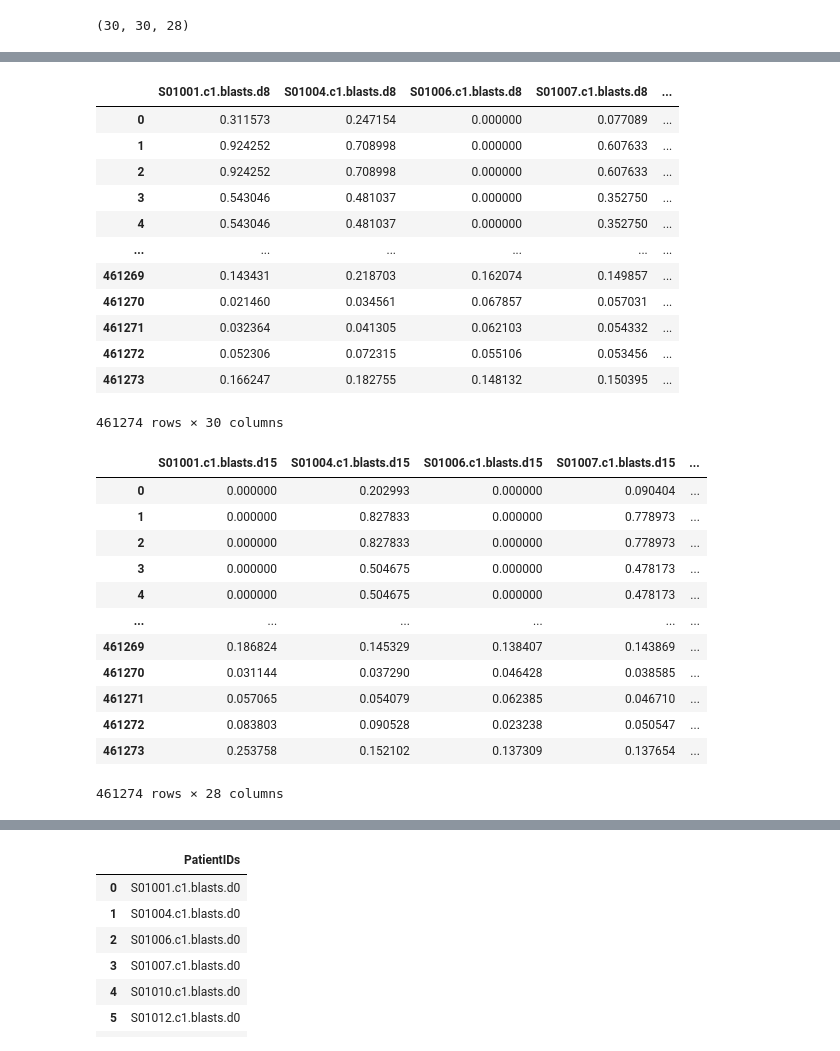
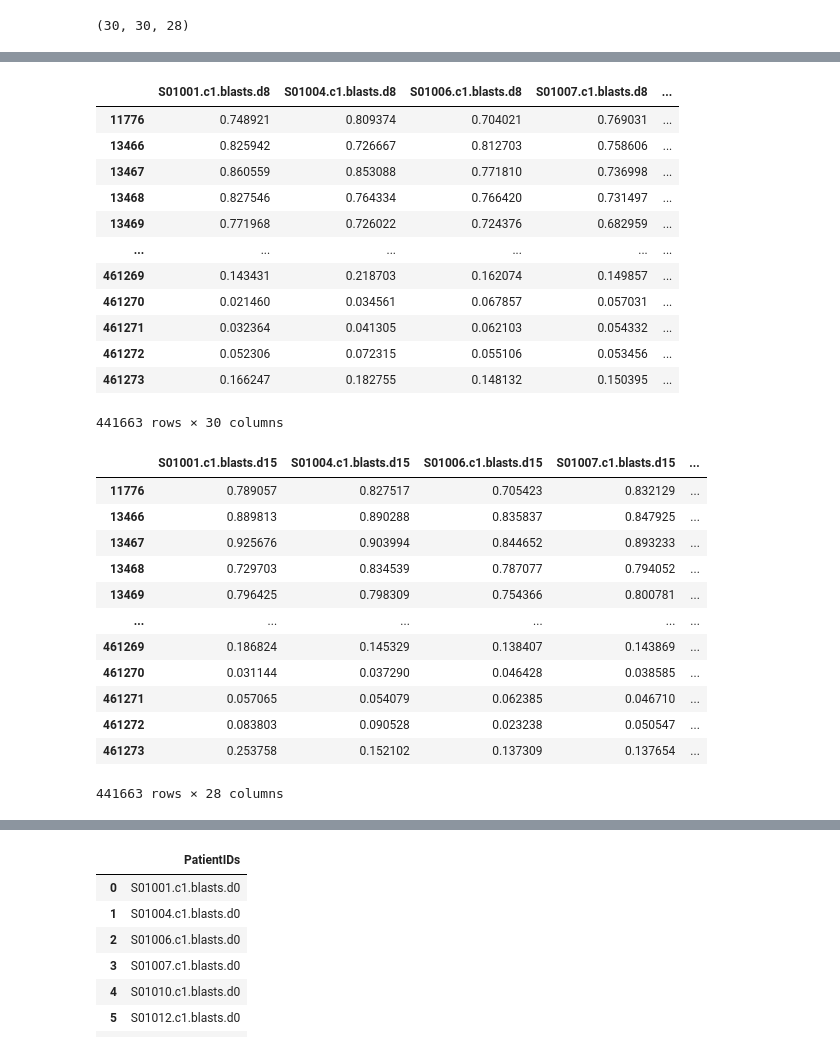
Before and after one commit to anuprulez/nanosampler, a Jupyter notebook: AML/preprocess_HumanMethylation450_dataset.ipynb, the cells around one changed output, grey strips where cells are left out. Saved outputs shown, nothing was run; the diff lists cells and outputs as text; code cells hidden in the pictures.

```diff
--- a/AML/preprocess_HumanMethylation450_dataset.ipynb
+++ b/AML/preprocess_HumanMethylation450_dataset.ipynb
@@ -94,3 +68,18 @@ probe_mapper_full
 | 485575 | rs877309 | rs877309 | 54760445 | CCCCAACCCAAAACCTCTATAATTCACAAAACA... | NaN | NaN | II | ... |
 | 485576 | rs4331560 | rs4331560 | 10654345 | CATAACATTTCTCATCCAATAACTCACTCCATC... | NaN | NaN | II | ... |
 485577 rows × 37 columns
+# %%
+# filter probes
+## https://github.com/mwsill/mnp_training/blob/master/preprocessing.R
+### https://github.com/lizhiqi49/SAGCN/tree/main/code/preprocessing/filter
+# https://www.ncbi.nlm.nih.gov/pmc/articles/PMC8235477/
+
+# list of probes for SNP
+snp_probes = pd.read_csv(base_path + "snp_7998probes.vh20151030.txt", sep=",", header=None)
+len(snp_probes[0].tolist())
+probes_snp = snp_probes[0].tolist()
+# %%
+# list of probes for CHR X and Y
+probe_mapper_x_y = probe_mapper_full[probe_mapper_full["Chromosome_36"].isin(["X", "Y"])] #df[~df['col_name'].isin(values_list)]
+probe_x_y = probe_mapper_x_y["ID"].tolist()
+len(probe_x_y)
@@ -203,3 +197,14 @@ df_probe_signals_merged
 461274 rows × 267 columns
 # %%
 #df_probe_signals_merged[df_probe_signals_merged["Genes"] == "RIC3"]
+
+### Filter probes based on X,Y CHR and SNP probes
+
+## probes_snp, probe_x_y
+
+excluded_probes = probes_snp
+excluded_probes.extend(probe_x_y)
+print(len(excluded_probes))
+
+df_probe_signals_merged_no_snp_x_y = df_probe_signals_merged[~df_probe_signals_merged["ID_REF"].isin(excluded_probes)]
+df_probe_signals_merged_no_snp_x_y
@@ -208,7 +230,7 @@ d15_features = list()
 d8_features = list()
 d0_features = list()
 
-for col in df_probe_signals_merged.columns:
+for col in df_probe_signals_merged_no_snp_x_y.columns:
     if "c1.blasts.d0" in col and "Detection.Pval" not in col:
         d0_features.append(col)
     if "c1.blasts.d8" in col and "Detection.Pval" not in col:
@@ -238,35 +260,35 @@ df_d0
 # %%
-df_d8 = df_probe_signals_merged[d8_features]
+df_d8 = df_probe_signals_merged_no_snp_x_y[d8_features]
 df_d8
 # %% [output]
 |  | S01001.c1.blasts.d8 | S01004.c1.blasts.d8 | S01006.c1.blasts.d8 | S01007.c1.blasts.d8 | ... |
-| 0 | 0.311573 | 0.247154 | 0.000000 | 0.077089 | ... |
-| 1 | 0.924252 | 0.708998 | 0.000000 | 0.607633 | ... |
-| 2 | 0.924252 | 0.708998 | 0.000000 | 0.607633 | ... |
-| 3 | 0.543046 | 0.481037 | 0.000000 | 0.352750 | ... |
-| 4 | 0.543046 | 0.481037 | 0.000000 | 0.352750 | ... |
+| 11776 | 0.748921 | 0.809374 | 0.704021 | 0.769031 | ... |
+| 13466 | 0.825942 | 0.726667 | 0.812703 | 0.758606 | ... |
+| 13467 | 0.860559 | 0.853088 | 0.771810 | 0.736998 | ... |
+| 13468 | 0.827546 | 0.764334 | 0.766420 | 0.731497 | ... |
+| 13469 | 0.771968 | 0.726022 | 0.724376 | 0.682959 | ... |
 | ... | ... | ... | ... | ... | ... |
 | 461269 | 0.143431 | 0.218703 | 0.162074 | 0.149857 | ... |
 | 461270 | 0.021460 | 0.034561 | 0.067857 | 0.057031 | ... |
 | 461271 | 0.032364 | 0.041305 | 0.062103 | 0.054332 | ... |
 | 461272 | 0.052306 | 0.072315 | 0.055106 | 0.053456 | ... |
 | 461273 | 0.166247 | 0.182755 | 0.148132 | 0.150395 | ... |
-461274 rows × 30 columns
+441663 rows × 30 columns
 # %%
-df_d15 = df_probe_signals_merged[d15_features]
+df_d15 = df_probe_signals_merged_no_snp_x_y[d15_features]
 df_d15
 # %% [output]
 |  | S01001.c1.blasts.d15 | S01004.c1.blasts.d15 | S01006.c1.blasts.d15 | S01007.c1.blasts.d15 | ... |
-| 0 | 0.000000 | 0.202993 | 0.000000 | 0.090404 | ... |
-| 1 | 0.000000 | 0.827833 | 0.000000 | 0.778973 | ... |
-| 2 | 0.000000 | 0.827833 | 0.000000 | 0.778973 | ... |
-| 3 | 0.000000 | 0.504675 | 0.000000 | 0.478173 | ... |
-| 4 | 0.000000 | 0.504675 | 0.000000 | 0.478173 | ... |
+| 11776 | 0.789057 | 0.827517 | 0.705423 | 0.832129 | ... |
+| 13466 | 0.889813 | 0.890288 | 0.835837 | 0.847925 | ... |
+| 13467 | 0.925676 | 0.903994 | 0.844652 | 0.893233 | ... |
+| 13468 | 0.729703 | 0.834539 | 0.787077 | 0.794052 | ... |
+| 13469 | 0.796425 | 0.798309 | 0.754366 | 0.800781 | ... |
 | ... | ... | ... | ... | ... | ... |
 | 461269 | 0.186824 | 0.145329 | 0.138407 | 0.143869 | ... |
 | 461270 | 0.031144 | 0.037290 | 0.046428 | 0.038585 | ... |
 | 461271 | 0.057065 | 0.054079 | 0.062385 | 0.046710 | ... |
 | 461272 | 0.083803 | 0.090528 | 0.023238 | 0.050547 | ... |
 | 461273 | 0.253758 | 0.152102 | 0.137309 | 0.137654 | ... |
-461274 rows × 28 columns
+441663 rows × 28 columns
 # %%
```
Also changed, not shown: parts of 44 cells of this notebook, 2 other files.
